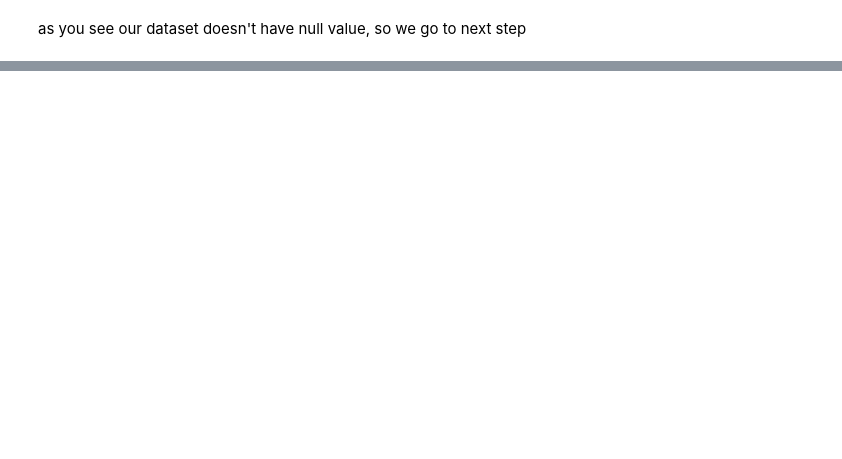
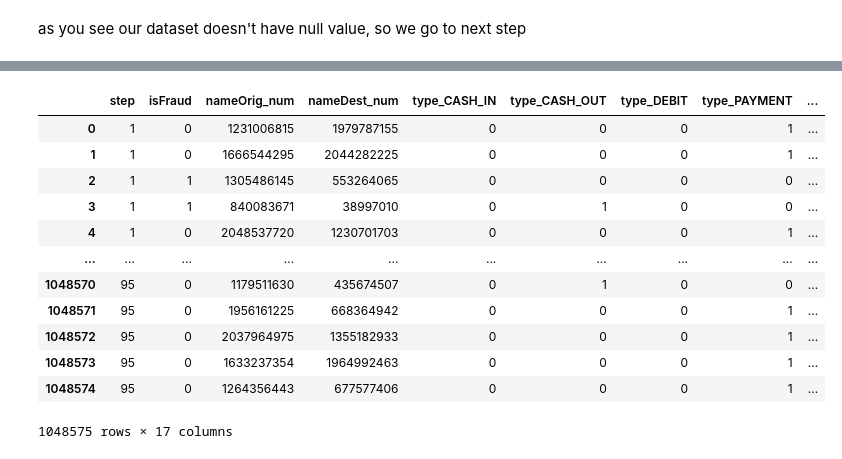
Before and after one commit to mobinmadani8/Online_Payments_Fraud_Detection, a Jupyter notebook: notebook/main.ipynb, the cells around one changed output, grey strips where cells are left out. Cells and saved outputs as stored; diff of their text form; code cells hidden in the pictures; blank space fills up the shorter version.

```diff
--- a/notebook/main.ipynb
+++ b/notebook/main.ipynb
@@ -63 +134,17 @@ as you see our dataset doesn't have null value, so we go to next step
+# %%
+paymant_df
+# %% [output]
+|  | step | isFraud | nameOrig_num | nameDest_num | type_CASH_IN | type_CASH_OUT | type_DEBIT | type_PAYMENT | ... |
+| 0 | 1 | 0 | 1231006815 | 1979787155 | 0 | 0 | 0 | 1 | ... |
+| 1 | 1 | 0 | 1666544295 | 2044282225 | 0 | 0 | 0 | 1 | ... |
+| 2 | 1 | 1 | 1305486145 | 553264065 | 0 | 0 | 0 | 0 | ... |
+| 3 | 1 | 1 | 840083671 | 38997010 | 0 | 1 | 0 | 0 | ... |
+| 4 | 1 | 0 | 2048537720 | 1230701703 | 0 | 0 | 0 | 1 | ... |
+| ... | ... | ... | ... | ... | ... | ... | ... | ... | ... |
+| 1048570 | 95 | 0 | 1179511630 | 435674507 | 0 | 1 | 0 | 0 | ... |
+| 1048571 | 95 | 0 | 1956161225 | 668364942 | 0 | 0 | 0 | 1 | ... |
+| 1048572 | 95 | 0 | 2037964975 | 1355182933 | 0 | 0 | 0 | 1 | ... |
+| 1048573 | 95 | 0 | 1633237354 | 1964992463 | 0 | 0 | 0 | 1 | ... |
+| 1048574 | 95 | 0 | 1264356443 | 677577406 | 0 | 0 | 0 | 1 | ... |
+1048575 rows × 17 columns
 # %%
```
Also changed, not shown: parts of 17 cells of this notebook, 1 other file.
